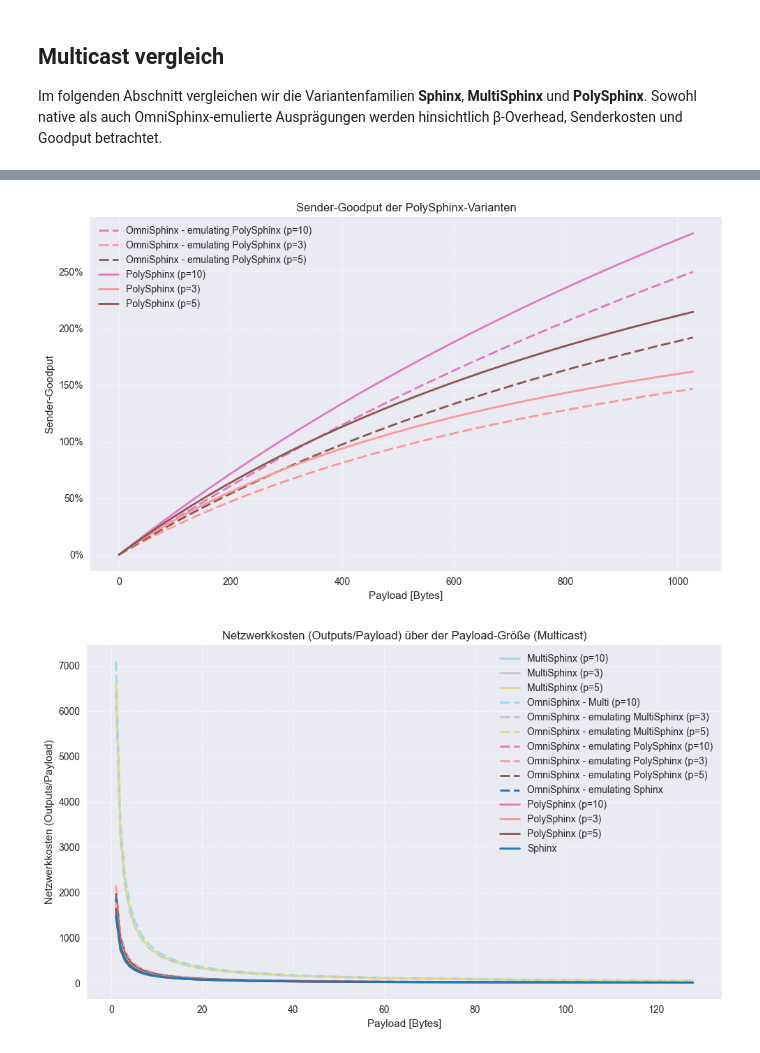
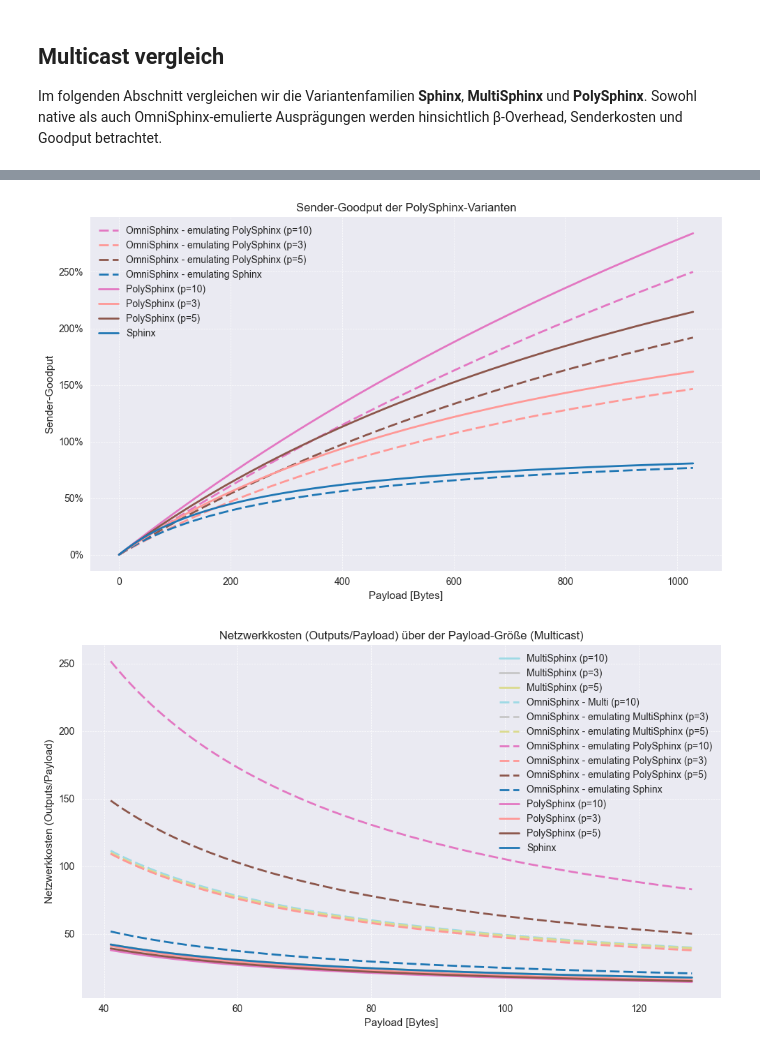
Before and after one commit to kit-ps/OmniSphinx, a Jupyter notebook: size_evaluation.ipynb, the cells around one changed output, grey strips where cells are left out. Drawn from its saved outputs; the diff is of its cells as text; code cells hidden in the pictures.

```diff
--- a/size_evaluation.ipynb
+++ b/size_evaluation.ipynb
@@ -964,6 +984,9 @@ for key in unicast_keys:
     for payload_bytes in payload_range_bytes:
         payload_bits = bytes_to_bits(payload_bytes)
         beta_bits = variant.beta_min
+        beta_post_bits = (
+            variant.beta_post_min if variant.beta_post_min is not None else beta_bits
+        )
         effective_payload_bits = variant_effective_payload_bits(payload_bits, variant)
         sender_goodput = goodput(
             payload_bits,
@@ -976,7 +999,13 @@ for key in unicast_keys:
                 "Variante": variant.name,
                 "Payload [B]": payload_bytes,
                 "Senderkosten [B]": sender_cost_bytes(payload_bits, beta_bits),
-                "Summe Outputs [B]": sum_of_outputs_bytes(payload_bits, beta_bits, variant.path_length),
+                "Summe Outputs [B]": sum_of_outputs_bytes(
+                    payload_bits,
+                    beta_bits,
+                    variant.path_length,
+                    replication_factor=replication_factor,
+                    beta_post_bits=beta_post_bits,
+                ),
                 "Sender-Goodput": sender_goodput,
                 "Netzwerk-Goodput": network_goodput_ratio(
                     payload_bits,
@@ -984,6 +1013,7 @@ for key in unicast_keys:
                     variant.path_length,
                     replication_factor=replication_factor,
                     effective_payload_bits=effective_payload_bits,
+                    beta_post_bits=beta_post_bits,
                 ),
                 "Netzwerkkosten": network_cost_ratio(
                     payload_bits,
@@ -991,6 +1021,7 @@ for key in unicast_keys:
                     variant.path_length,
                     replication_factor=replication_factor,
                     effective_payload_bits=effective_payload_bits,
+                    beta_post_bits=beta_post_bits,
                 ),
             }
         )
@@ -1306,6 +1337,9 @@ multicast_records = []
 for key in multicast_keys:
     variant = multicast_variants[key]
     beta_bits = variant.beta_min
+    beta_post_bits = (
+        variant.beta_post_min if variant.beta_post_min is not None else beta_bits
+    )
     replication_factor = variant_effective_replication_factor(variant)
     display_replication_factor = variant.p if variant.p is not None else 1
     effective_payload_bits = variant_effective_payload_bits(payload_ref_bits, variant)
@@ -1317,7 +1351,13 @@ for key in multicast_keys:
     )
     total_bits = packet_total_bits(payload_ref_bits, beta_bits)
     total_bytes = bits_to_full_bytes(total_bits)
-    outputs_bits = sum_of_outputs_bits(payload_ref_bits, beta_bits, variant.path_length)
+    outputs_bits = sum_of_outputs_bits(
+        payload_ref_bits,
+        beta_bits,
+        variant.path_length,
+        replication_factor=replication_factor,
+        beta_post_bits=beta_post_bits,
+    )
     outputs_bytes = bits_to_full_bytes(outputs_bits)
     network_goodput = network_goodput_ratio(
         payload_ref_bits,
@@ -1325,6 +1365,7 @@ for key in multicast_keys:
         variant.path_length,
         replication_factor=replication_factor,
         effective_payload_bits=effective_payload_bits,
+        beta_post_bits=beta_post_bits,
     )
     sender_goodput = goodput(
         payload_ref_bits,
@@ -1338,6 +1379,7 @@ for key in multicast_keys:
         variant.path_length,
         replication_factor=replication_factor,
         effective_payload_bits=effective_payload_bits,
+        beta_post_bits=beta_post_bits,
     )
     multicast_records.append(
         {
@@ -1363,6 +1405,9 @@ multicast_payload_records = []
 for key in multicast_keys:
     variant = multicast_variants[key]
     beta_bits = variant.beta_min
+    beta_post_bits = (
+        variant.beta_post_min if variant.beta_post_min is not None else beta_bits
+    )
     replication_factor = variant_effective_replication_factor(variant)
     for payload_bytes in payload_range_bytes:
         payload_bits = bytes_to_bits(payload_bytes)
@@ -1378,7 +1423,13 @@ for key in multicast_keys:
                 "Variante": variant.name,
                 "Payload [B]": payload_bytes,
                 "Senderkosten [B]": sender_cost_bytes(payload_bits, beta_bits),
-                "Summe Outputs [B]": sum_of_outputs_bytes(payload_bits, beta_bits, variant.path_length),
+                "Summe Outputs [B]": sum_of_outputs_bytes(
+                    payload_bits,
+                    beta_bits,
+                    variant.path_length,
+                    replication_factor=replication_factor,
+                    beta_post_bits=beta_post_bits,
+                ),
                 "Sender-Goodput": sender_goodput,
                 "Netzwerk-Goodput": network_goodput_ratio(
                     payload_bits,
@@ -1386,6 +1437,7 @@ for key in multicast_keys:
                     variant.path_length,
                     replication_factor=replication_factor,
                     effective_payload_bits=effective_payload_bits,
+                    beta_post_bits=beta_post_bits,
                 ),
                 "Netzwerkkosten": network_cost_ratio(
                     payload_bits,
@@ -1393,6 +1445,7 @@ for key in multicast_keys:
                     variant.path_length,
                     replication_factor=replication_factor,
                     effective_payload_bits=effective_payload_bits,
+                    beta_post_bits=beta_post_bits,
                 ),
                 "Familie": variant.family,
                 "Kind": variant.kind,
@@ -1562,7 +1615,8 @@ x_label = "Payload [Bytes]"
 y_label = "Sender-Goodput"
 max_payload_plot_bytes = None
 
-poly_plot_df = multicast_payload_metrics_df[multicast_payload_metrics_df["Familie"] == "PolySphinx"]
+poly_plot_df = multicast_payload_metrics_df[multicast_payload_metrics_df["Familie"].isin(["PolySphinx", "Sphinx"])]
+
 if max_payload_plot_bytes is not None:
     poly_plot_df = poly_plot_df[poly_plot_df["Payload [B]"] <= max_payload_plot_bytes]
 
@@ -1589,39 +1643,39 @@ ax.legend()
 fig.tight_layout()
 plt.show()
 # %% [output]
-[figure, old version]
+[figure, new version]
 # %%
 # Netzwerkkosten (Outputs/Payload)
 figsize = (10, 6)
 title = "Netzwerkkosten (Outputs/Payload) über der Payload-Größe (Multicast)"
 x_label = "Payload [Bytes]"
 y_label = "Netzwerkkosten (Outputs/Payload)"
 max_payload_plot_bytes = 128
 
 plot_df = multicast_payload_metrics_df
 if max_payload_plot_bytes is not None:
     plot_df = plot_df[plot_df["Payload [B]"] <= max_payload_plot_bytes]
-
+    plot_df = plot_df[plot_df["Payload [B]"] > 40]
 fig, ax = plt.subplots(figsize=figsize)
 for variant_name, group in plot_df.groupby("Variante"):
     sorted_group = group.dropna(subset=["Netzwerkkosten"]).sort_values("Payload [B]")
     ax.plot(
         sorted_group["Payload [B]"],
         sorted_group["Netzwerkkosten"],
         label=variant_name,
         color=multicast_color_map[variant_name],
         linestyle=multicast_linestyle_map.get(variant_name, "-"),
         linewidth=2,
     )
 ax.set_title(title)
 ax.set_xlabel(x_label)
 ax.set_ylabel(y_label)
 ax.grid(True, linestyle="--", linewidth=0.5)
 ax.legend()
 fig.tight_layout()
 plt.show()
 # %% [output]
-[figure, old version]
+[figure, new version]
 # %%
 # Summe der Outputs
 figsize = (10, 6)
```
Also changed, not shown: parts of 12 cells of this notebook.
